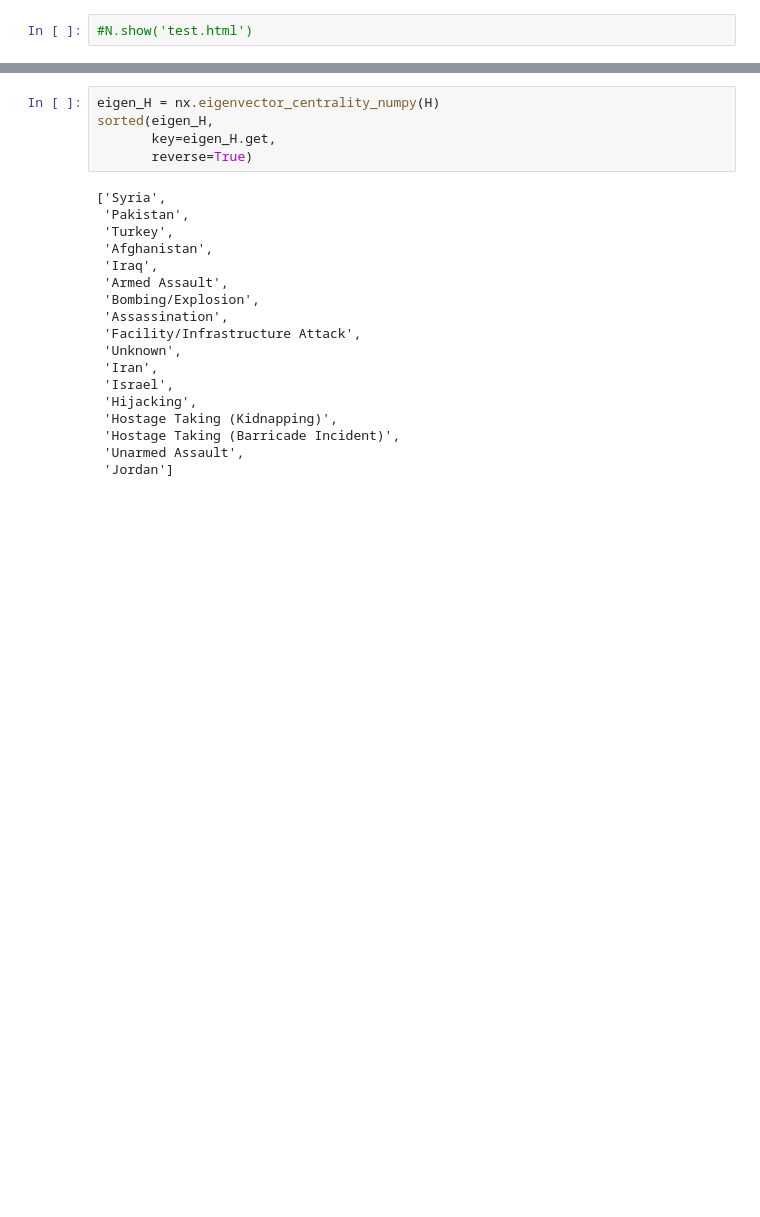
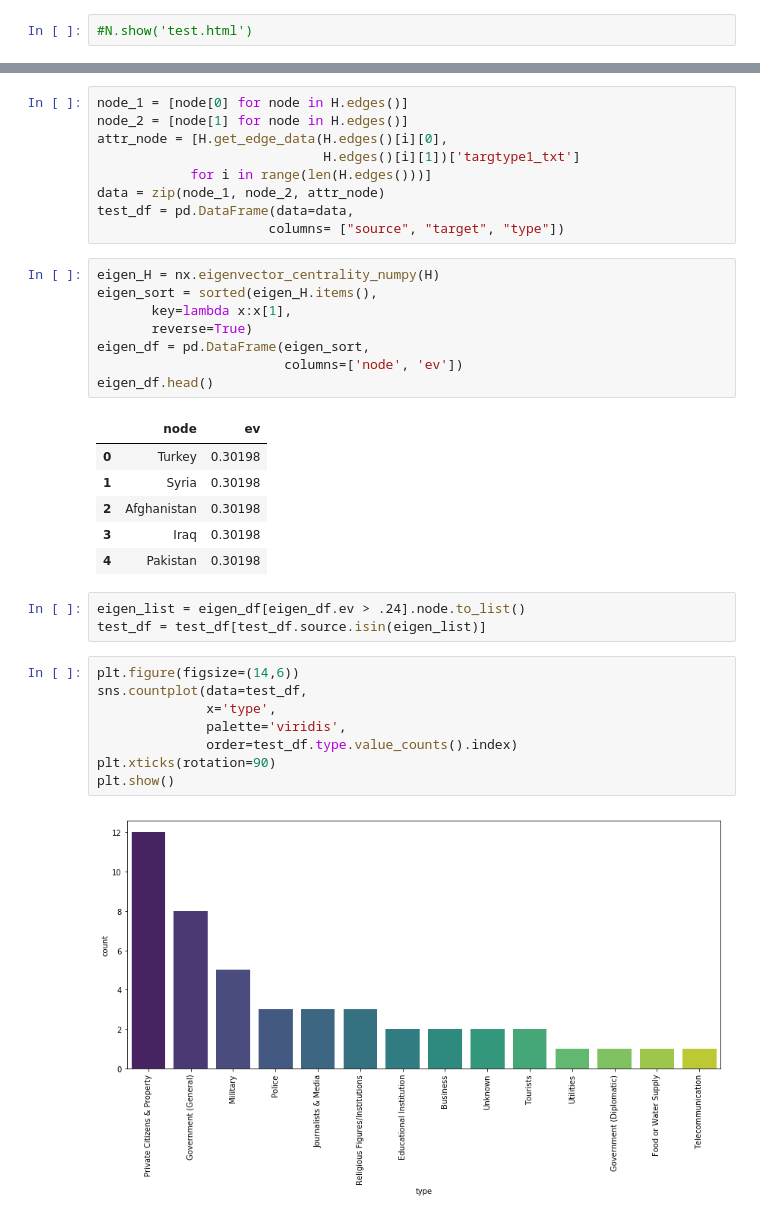
Before and after one commit to kelloggjohnd/Data620-Web_Analytics, a Jupyter notebook: Project 1/terror_EDA.ipynb, the cells around one changed output, grey strips where cells are left out. Drawn from its saved outputs; the diff is of its cells as text; blank space fills up the shorter version.

```diff
--- a/Project 1/terror_EDA.ipynb
+++ b/Project 1/terror_EDA.ipynb
@@ -78,25 +77,39 @@ N_2.show('test_2.html')
+# %%
+node_1 = [node[0] for node in H.edges()]
+node_2 = [node[1] for node in H.edges()]
+attr_node = [H.get_edge_data(H.edges()[i][0],
+                             H.edges()[i][1])['targtype1_txt']
+            for i in range(len(H.edges()))]
+data = zip(node_1, node_2, attr_node)
+test_df = pd.DataFrame(data=data,
+                      columns= ["source", "target", "type"])
 # %%
 eigen_H = nx.eigenvector_centrality_numpy(H)
-sorted(eigen_H,
-       key=eigen_H.get,
+eigen_sort = sorted(eigen_H.items(),
+       key=lambda x:x[1],
        reverse=True)
+eigen_df = pd.DataFrame(eigen_sort,
+                        columns=['node', 'ev'])
+eigen_df.head()
 # %% [output]
-['Syria',
- 'Pakistan',
- 'Turkey',
- 'Afghanistan',
- 'Iraq',
- 'Armed Assault',
- 'Bombing/Explosion',
- 'Assassination',
- 'Facility/Infrastructure Attack',
- 'Unknown',
- 'Iran',
- 'Israel',
- 'Hijacking',
- 'Hostage Taking (Kidnapping)',
- 'Hostage Taking (Barricade Incident)',
- 'Unarmed Assault',
- 'Jordan']
+|  | node | ev |
+| 0 | Turkey | 0.30198 |
+| 1 | Syria | 0.30198 |
+| 2 | Afghanistan | 0.30198 |
+| 3 | Iraq | 0.30198 |
+| 4 | Pakistan | 0.30198 |
+# %%
+eigen_list = eigen_df[eigen_df.ev > .24].node.to_list()
+test_df = test_df[test_df.source.isin(eigen_list)]
+# %%
+plt.figure(figsize=(14,6))
+sns.countplot(data=test_df,
+              x='type',
+              palette='viridis',
+              order=test_df.type.value_counts().index)
+plt.xticks(rotation=90)
+plt.show()
+# %% [output]
+[figure, added]
 # %%
 degree_H = nx.degree_centrality(H)
```
Also changed, not shown: parts of 8 cells of this notebook, 1 other file.
